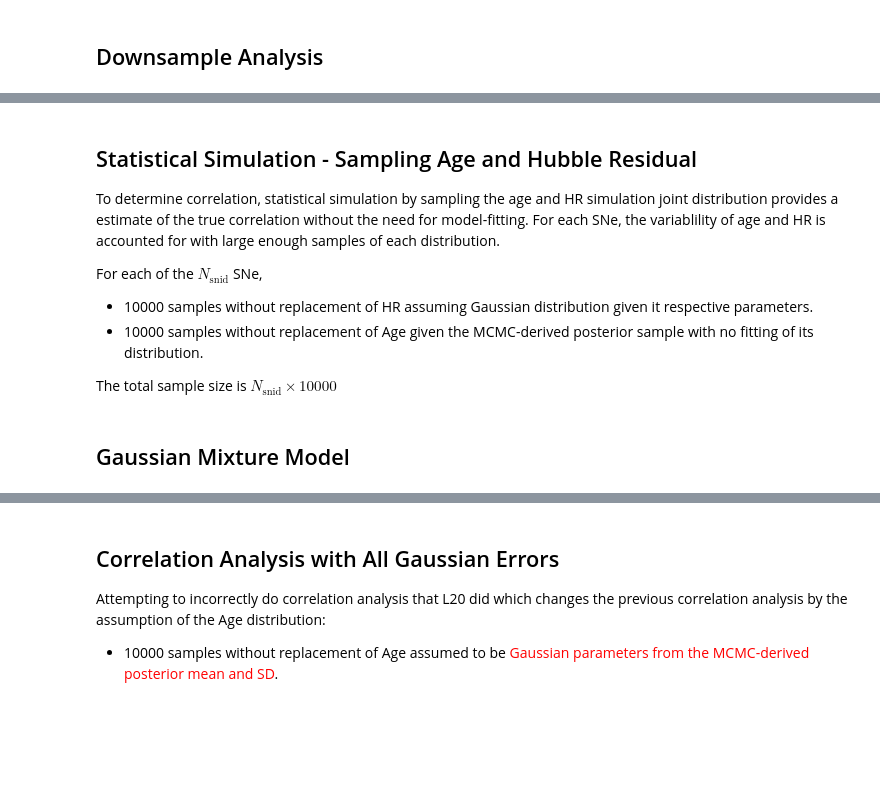
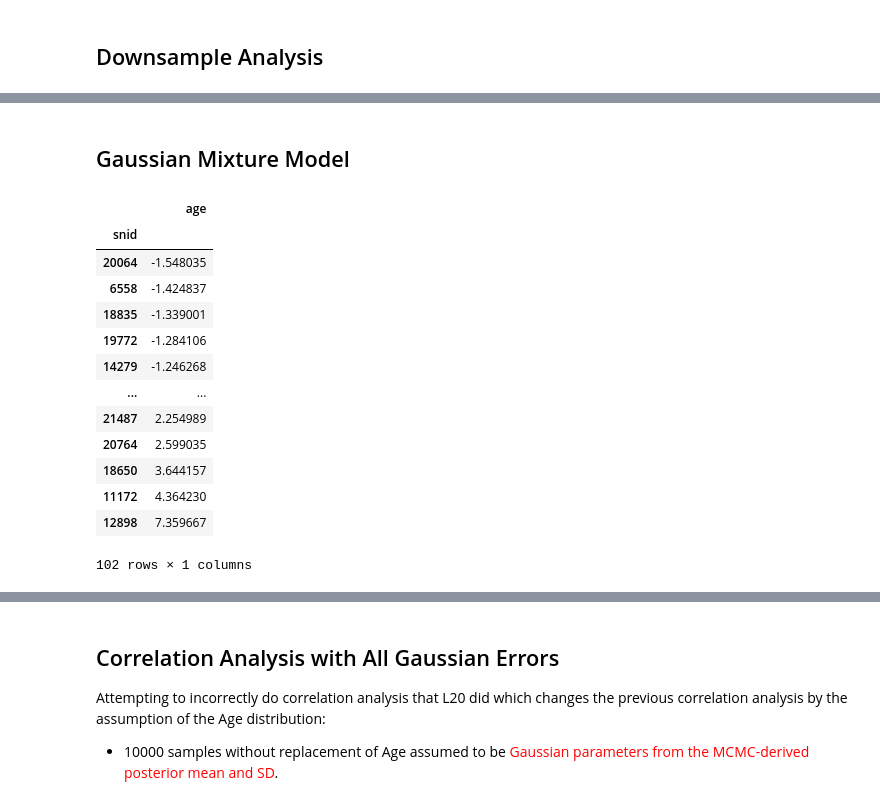
Before and after one commit to ketozhang/statistical-methods-on-sne-ia-luminosity-evolution, a Jupyter notebook: report.ipynb, the cells around one changed output, grey strips where cells are left out. Drawn from its saved outputs; the diff is of its cells as text; code cells hidden in the pictures; blank space fills up the shorter version.

Commit message:
First draft finished without intro

```diff
--- a/report.ipynb
+++ b/report.ipynb
@@ -519,10 +505,0 @@ plt.legend();
-# %% [markdown]
-## Statistical Simulation - Sampling Age and Hubble Residual
-To determine correlation, statistical simulation by sampling the age and HR simulation joint distribution provides a estimate of the true correlation without the need for model-fitting. For each SNe, the variablility of age and HR is accounted for with large enough samples of each distribution.
-
-For each of the $N_\text{snid}$ SNe,
-
-* 10000 samples without replacement of HR assuming Gaussian distribution given it respective parameters.
-* 10000 samples without replacement of Age given the MCMC-derived posterior sample with no fitting of its distribution.
-
-The total sample size is $N_\text{snid} \times 10000$
@@ -596,6 +544,23 @@ result_df = get_simulation()
 # result_df = get_simulation()
 # %% [markdown]
 ## Gaussian Mixture Model
+# %%
+age_df.groupby('snid').agg(pd.DataFrame.kurtosis).sort_values('age')
+# %% [output]
+|  | age |
+| snid |  |
+| 20064 | -1.548035 |
+| 6558 | -1.424837 |
+| 18835 | -1.339001 |
+| 19772 | -1.284106 |
+| 14279 | -1.246268 |
+| ... | ... |
+| 21487 | 2.254989 |
+| 20764 | 2.599035 |
+| 18650 | 3.644157 |
+| 11172 | 4.364230 |
+| 12898 | 7.359667 |
+102 rows × 1 columns
 # %%
 import pickle
 from models.gaussian_mixture import GaussianMixture
```
Also changed, not shown: parts of 20 cells of this notebook, 1 other file.
